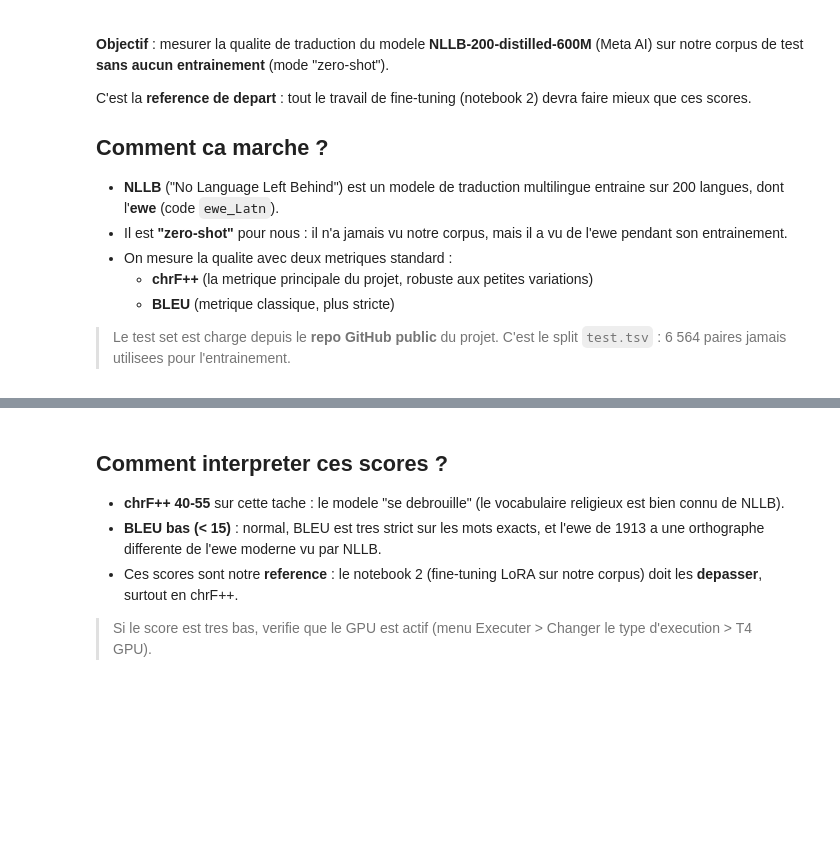
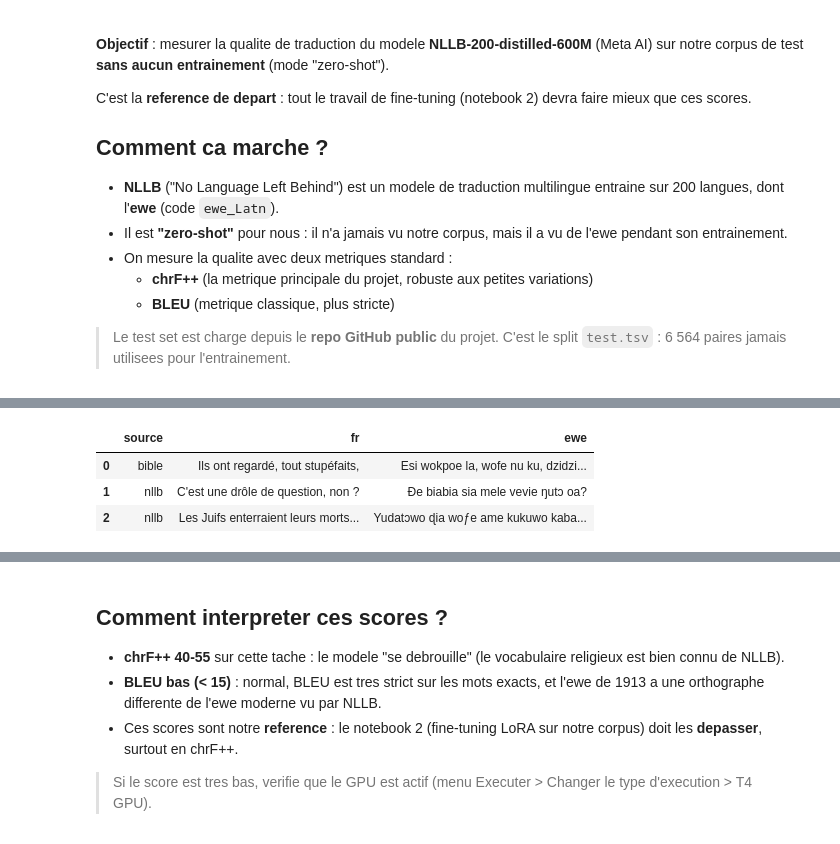
Before and after one commit to cherif-tg/tg_nlp_toolkit, a Jupyter notebook: notebooks/01-baseline-nllb.ipynb, the cells around one changed output, grey strips where cells are left out. Saved outputs shown, nothing was run; the diff lists cells and outputs as text; code cells hidden in the pictures; blank space fills up the shorter version.

```diff
--- a/notebooks/01-baseline-nllb.ipynb
+++ b/notebooks/01-baseline-nllb.ipynb
@@ -66,3 +80,12 @@ except Exception as e:
+# %%
+df = pd.read_csv("test.tsv", sep="\t",on_bad_lines="skip")
+
+df.head(3)
+# %% [output]
+|  | source | fr | ewe |
+| 0 | bible | Ils ont regardé, tout stupéfaits, | Esi wokpoe la, wofe nu ku, dzidzi... |
+| 1 | nllb | C'est une drôle de question, non ? | Ðe biabia sia mele vevie ŋutɔ oa? |
+| 2 | nllb | Les Juifs enterraient leurs morts... | Yudatɔwo ɖia woƒe ame kukuwo kaba... |
 # %%
 # Chargement du modele NLLB-200-distilled-600M
 # 600M parametres = version "distilled" (legere), adaptee a un GPU gratuit.
```
Also changed, not shown: parts of 10 cells of this notebook.
